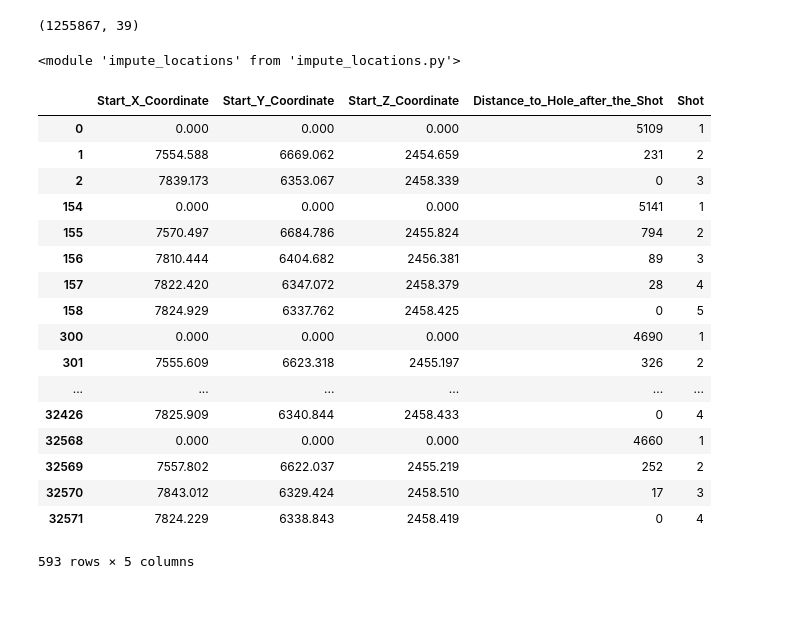
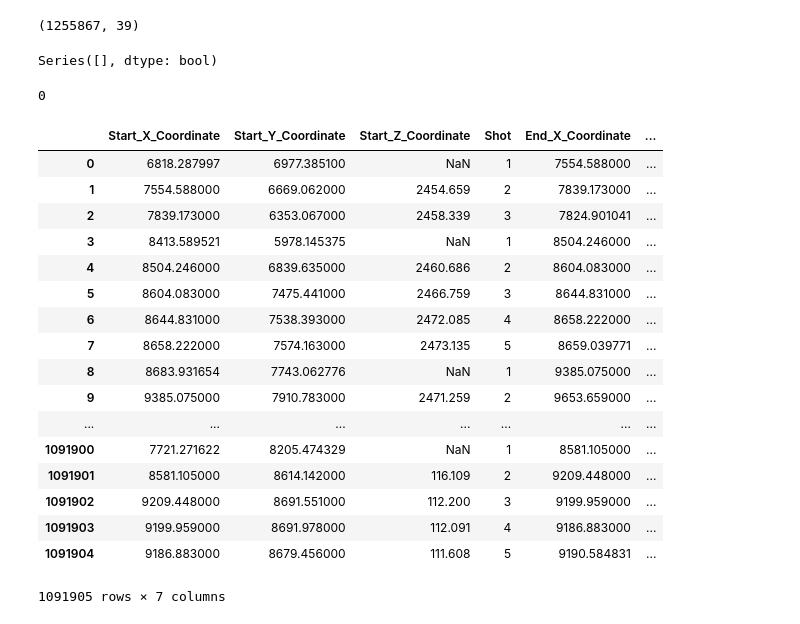
Before and after one commit to adamwlev/StrokesGained2, a Jupyter notebook: Untitled.ipynb, the cells around one changed output. Drawn from its saved outputs; the diff is of its cells as text; code cells hidden in the pictures.

Commit message:
data ready to go

```diff
--- a/Untitled.ipynb
+++ b/Untitled.ipynb
@@ -1,3 +1,4 @@
 # %%
 import pandas as pd
 import gc
+pd.options.display.max_columns = 999
@@ -13,29 +11,39 @@ raw_data.shape
 # %% [output]
 (1255867, 39)
 # %%
-new_data = pd.read_csv('2003.csv')
+new_data = pd.read_csv('2016.csv')
-# %%
-reload(impute_locations)
-# %% [output]
-<module 'impute_locations' from 'impute_locations.py'>
+# %%
+id_cols = ['Permanent_Tournament_#','Player_#','Round','Hole']
+# %%
+new_data['Stroke'] = new_data.groupby(id_cols)['Penalty_Shots'].cumsum() + new_data.Real_Shots
+# %%
+res = (new_data.groupby(id_cols)['Hole_Score'].max()<new_data.groupby(id_cols)['Stroke'].max())
+res[res==True]
+# %% [output]
+Series([], dtype: bool)
+# %%
+(new_data.Start_Z_Coordinate==0).sum()
+# %% [output]
+0
 # %%
-df[['Start_X_Coordinate','Start_Y_Coordinate','Start_Z_Coordinate','Distance_to_Hole_after_the_Shot','Shot']]
+new_data[['Start_X_Coordinate','Start_Y_Coordinate','Start_Z_Coordinate','Shot',
+    'End_X_Coordinate','End_Y_Coordinate','End_Z_Coordinate']]
 # %% [output]
-|  | Start_X_Coordinate | Start_Y_Coordinate | Start_Z_Coordinate | Distance_to_Hole_after_the_Shot | Shot |
-| 0 | 0.000 | 0.000 | 0.000 | 5109 | 1 |
-| 1 | 7554.588 | 6669.062 | 2454.659 | 231 | 2 |
-| 2 | 7839.173 | 6353.067 | 2458.339 | 0 | 3 |
-| 154 | 0.000 | 0.000 | 0.000 | 5141 | 1 |
-| 155 | 7570.497 | 6684.786 | 2455.824 | 794 | 2 |
-| 156 | 7810.444 | 6404.682 | 2456.381 | 89 | 3 |
-| 157 | 7822.420 | 6347.072 | 2458.379 | 28 | 4 |
-| 158 | 7824.929 | 6337.762 | 2458.425 | 0 | 5 |
-| 300 | 0.000 | 0.000 | 0.000 | 4690 | 1 |
-| 301 | 7555.609 | 6623.318 | 2455.197 | 326 | 2 |
-| ... | ... | ... | ... | ... | ... |
-| 32426 | 7825.909 | 6340.844 | 2458.433 | 0 | 4 |
-| 32568 | 0.000 | 0.000 | 0.000 | 4660 | 1 |
-| 32569 | 7557.802 | 6622.037 | 2455.219 | 252 | 2 |
-| 32570 | 7843.012 | 6329.424 | 2458.510 | 17 | 3 |
-| 32571 | 7824.229 | 6338.843 | 2458.419 | 0 | 4 |
+|  | Start_X_Coordinate | Start_Y_Coordinate | Start_Z_Coordinate | Shot | End_X_Coordinate | ... |
+| 0 | 6818.287997 | 6977.385100 | NaN | 1 | 7554.588000 | ... |
+| 1 | 7554.588000 | 6669.062000 | 2454.659 | 2 | 7839.173000 | ... |
+| 2 | 7839.173000 | 6353.067000 | 2458.339 | 3 | 7824.901041 | ... |
+| 3 | 8413.589521 | 5978.145375 | NaN | 1 | 8504.246000 | ... |
+| 4 | 8504.246000 | 6839.635000 | 2460.686 | 2 | 8604.083000 | ... |
+| 5 | 8604.083000 | 7475.441000 | 2466.759 | 3 | 8644.831000 | ... |
+| 6 | 8644.831000 | 7538.393000 | 2472.085 | 4 | 8658.222000 | ... |
+| 7 | 8658.222000 | 7574.163000 | 2473.135 | 5 | 8659.039771 | ... |
+| 8 | 8683.931654 | 7743.062776 | NaN | 1 | 9385.075000 | ... |
+| 9 | 9385.075000 | 7910.783000 | 2471.259 | 2 | 9653.659000 | ... |
+| ... | ... | ... | ... | ... | ... | ... |
+| 1091900 | 7721.271622 | 8205.474329 | NaN | 1 | 8581.105000 | ... |
+| 1091901 | 8581.105000 | 8614.142000 | 116.109 | 2 | 9209.448000 | ... |
+| 1091902 | 9209.448000 | 8691.551000 | 112.200 | 3 | 9199.959000 | ... |
+| 1091903 | 9199.959000 | 8691.978000 | 112.091 | 4 | 9186.883000 | ... |
+| 1091904 | 9186.883000 | 8679.456000 | 111.608 | 5 | 9190.584831 | ... |
-593 rows × 5 columns
+1091905 rows × 7 columns
```
Also changed, not shown: parts of 8 cells of this notebook, 5 other files.
